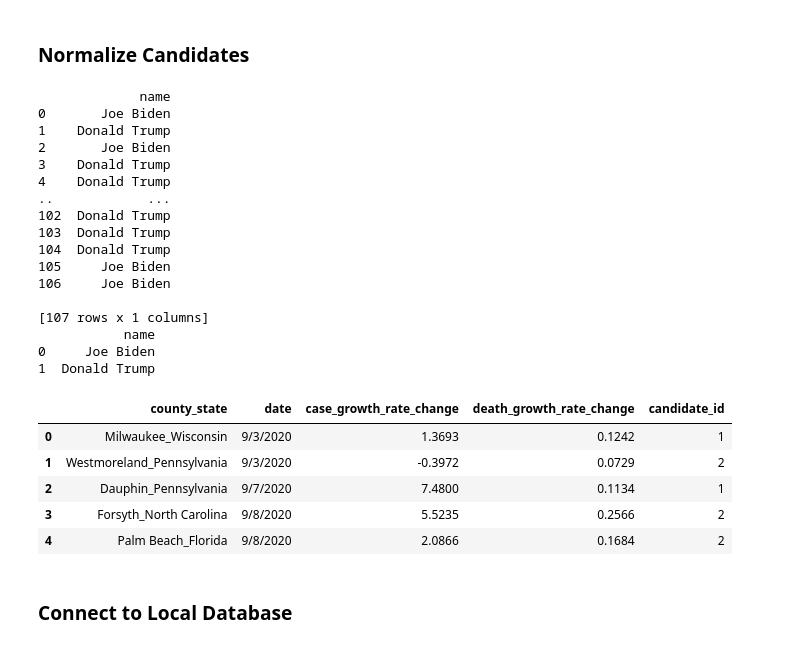
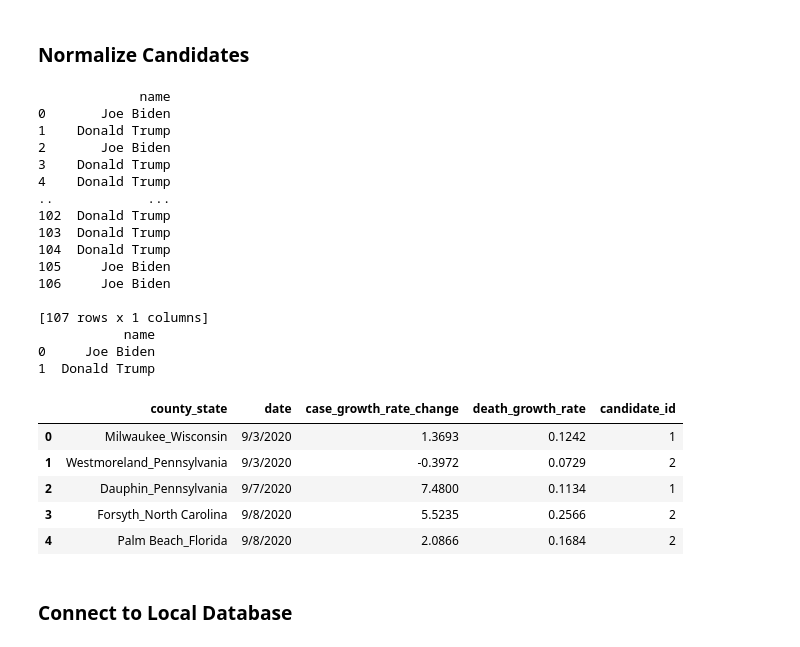
Before and after one commit to recneps2/ETL_project, a Jupyter notebook: load.ipynb, the cells around one changed output. Saved outputs shown, nothing was run; the diff lists cells and outputs as text; code cells hidden in the pictures.

Commit message:
Rename death_growth_rate_change to death_growth_rate.

```diff
--- a/load.ipynb
+++ b/load.ipynb
@@ -26,19 +26,19 @@ combined_data_df.rename(columns={'Name': 'name', 'date2': 'date', 'Pre_rally_beg
                                 'post_rally_change_in_growth': 'case_growth_rate_change',
                                 'pre_rally_rate.1': 'pre_rally_num_deaths',
                                 'post_rally_rate.1': 'post_rally_num_deaths',
-                                'post_rally_growth_deaths': 'death_growth_rate_change'}, inplace=True)
+                                'post_rally_growth_deaths': 'death_growth_rate'}, inplace=True)
 # Convert percent to float
 combined_data_df['pre_rally_case_growth_rate'] = combined_data_df['pre_rally_case_growth_rate'].str.rstrip('%').astype('float') / 100.0
 combined_data_df['post_rally_case_growth_rate'] = combined_data_df['post_rally_case_growth_rate'].str.rstrip('%').astype('float') / 100.0
 combined_data_df['case_growth_rate_change'] = combined_data_df['case_growth_rate_change'].str.rstrip('%').astype('float') / 100.0
-combined_data_df['death_growth_rate_change'] = combined_data_df['death_growth_rate_change'].str.rstrip('%').astype('float') / 100.0
+combined_data_df['death_growth_rate'] = combined_data_df['death_growth_rate'].str.rstrip('%').astype('float') / 100.0
 
 # print(combined_data_df)
 # %% [markdown]
 <h3>Normalize Candidates</h3>
 # %%
 rally_df = pd.DataFrame() # Initialize to lock printed table on rerun
-rally_df = combined_data_df[['county_state', 'date', 'case_growth_rate_change', 'death_growth_rate_change']].copy()
+rally_df = combined_data_df[['county_state', 'date', 'case_growth_rate_change', 'death_growth_rate']].copy()
 
 rally_candidate_df = combined_data_df[['name']].copy()
 print(rally_candidate_df)
@@ -57,34 +57,34 @@ for row in rally_candidate_df.itertuples():
     rally_candidate.append(candidate_list.index(row[1]) + 1) # Track candidate_id foreign key. +1 because pgAdmin candidate table index starts at 1.
 
 rally_df = rally_df.assign(candidate_id = rally_candidate) # New column. Assign rally candidate, Biden or Trump, to rally.
 
 # print(candidate_list)
 
 candidate_df = pd.DataFrame(candidate_list,columns=['name'])
 
 # print(rally_candidate)
 print(candidate_df)
 
 rally_df.head()
 # %% [output]
              name
 0       Joe Biden
 1    Donald Trump
 2       Joe Biden
 3    Donald Trump
 4    Donald Trump
 ..            ...
 102  Donald Trump
 103  Donald Trump
 104  Donald Trump
 105     Joe Biden
 106     Joe Biden
 
 [107 rows x 1 columns]
            name
 0     Joe Biden
 1  Donald Trump
-|  | county_state | date | case_growth_rate_change | death_growth_rate_change | candidate_id |
+|  | county_state | date | case_growth_rate_change | death_growth_rate | candidate_id |
 | 0 | Milwaukee_Wisconsin | 9/3/2020 | 1.3693 | 0.1242 | 1 |
 | 1 | Westmoreland_Pennsylvania | 9/3/2020 | -0.3972 | 0.0729 | 2 |
 | 2 | Dauphin_Pennsylvania | 9/7/2020 | 7.4800 | 0.1134 | 1 |
```
Also changed, not shown: parts of 4 cells of this notebook, 1 other file.
